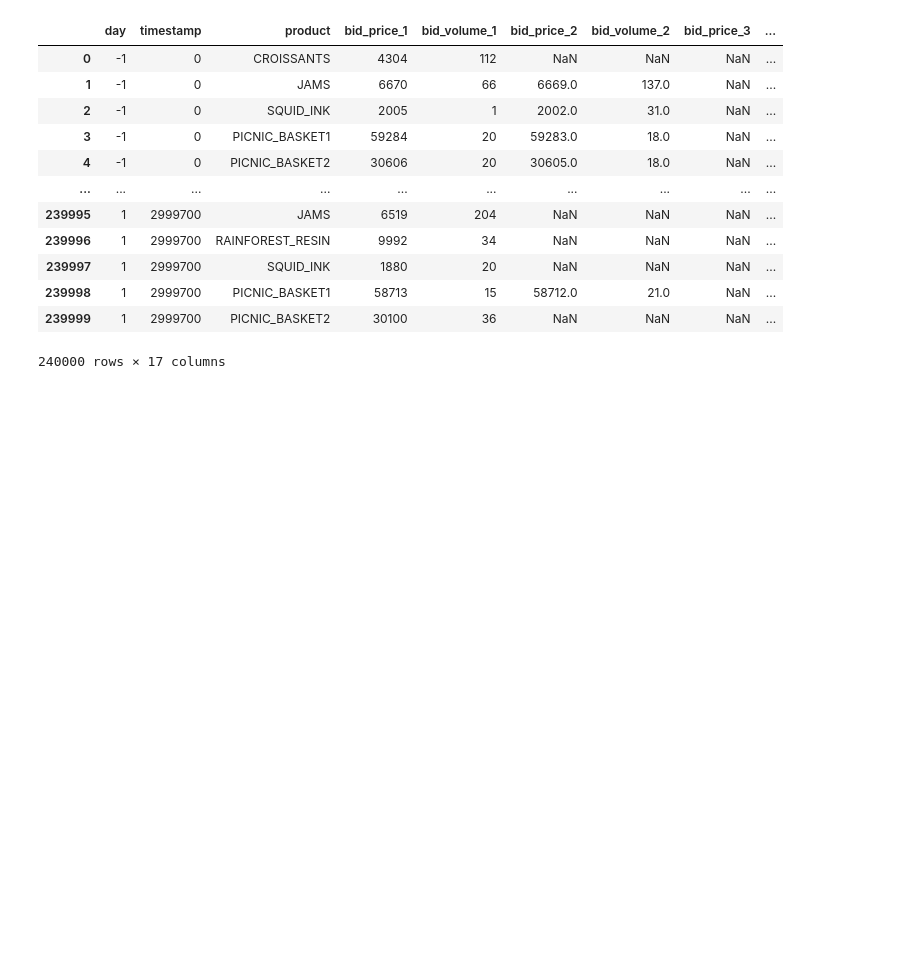
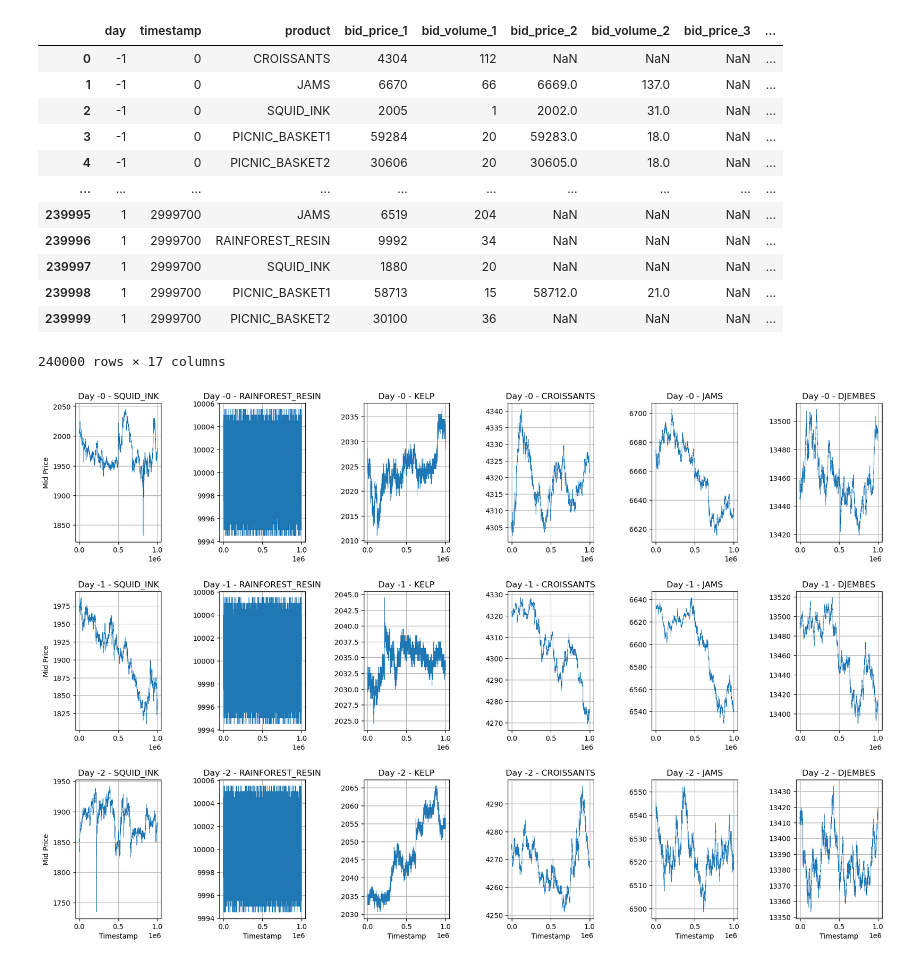
Before and after one commit to tommasomarrucci/IMC----Prosperity, a Jupyter notebook: Round_2/data_analysis.ipynb, the cells around one changed output. Cells and saved outputs as stored; diff of their text form; code cells hidden in the pictures; blank space fills up the shorter version.

```diff
--- a/Round_2/data_analysis.ipynb
+++ b/Round_2/data_analysis.ipynb
@@ -31,6 +33,51 @@ data
 | 239998 | 1 | 2999700 | PICNIC_BASKET1 | 58713 | 15 | 58712.0 | 21.0 | NaN | ... |
 | 239999 | 1 | 2999700 | PICNIC_BASKET2 | 30100 | 36 | NaN | NaN | NaN | ... |
 240000 rows × 17 columns
+# %%
+import pandas as pd
+import matplotlib.pyplot as plt
+
+# Load files
+df = pd.read_csv('/Users/tommasomarrucci/Desktop/IMC BIEF 42/data/round_2/prices_round_2_day_-1.csv', sep=';')
+df1 = pd.read_csv('/Users/tommasomarrucci/Desktop/IMC BIEF 42/data/round_2/prices_round_2_day_0.csv', sep=';')
+df2 = pd.read_csv('/Users/tommasomarrucci/Desktop/IMC BIEF 42/data/round_2/prices_round_2_day_1.csv', sep=';')
+
+products = ['SQUID_INK', 'RAINFOREST_RESIN', 'KELP', 'CROISSANTS', 'JAMS', 'DJEMBES']
+dataframes = [df, df1, df2]
+
+# Create a 3x3 grid for 9 mini charts
+fig, axs = plt.subplots(3, 6, figsize=(18, 12))  # 3 rows, 3 columns
+fig.tight_layout(pad=5.0)  # Add space between plots
+
+# Plot
+for i, data in enumerate(dataframes):           # Loop over df, df1, df2
+    for j, product in enumerate(products):      # Loop over 3 products
+        ax = axs[i, j]                           # Access subplot at row i, column j
+
+        product_df = data[data['product'] == product]
+
+        # Plot with thinner line
+        ax.plot(product_df['timestamp'], product_df['mid_price'], linewidth=0.5)
+
+        # Title per mini-chart
+        ax.set_title(f'Day -{i} - {product}')
+
+        # X and Y labels (optional: only on sides to make it cleaner)
+        if i == 2:  # Last row
+            ax.set_xlabel('Timestamp')
+        if j == 0:  # First column
+            ax.set_ylabel('Mid Price')
+
+        # Special zoom for RAINFOREST_RESIN
+        if product == "RAINFOREST_RESIN":
+            ax.get_yaxis().get_major_formatter().set_useOffset(False)
+
+        ax.grid(True)
+
+# Show all 9 charts together
+plt.show()
+# %% [output]
+[figure, added]
 # %%
 squid_ink = data[data['product'] == 'SQUID_INK']
 rainforest_resin = data[data['product'] == 'RAINFOREST_RESIN']
```
Also changed, not shown: parts of 6 cells of this notebook, 12 other files.
